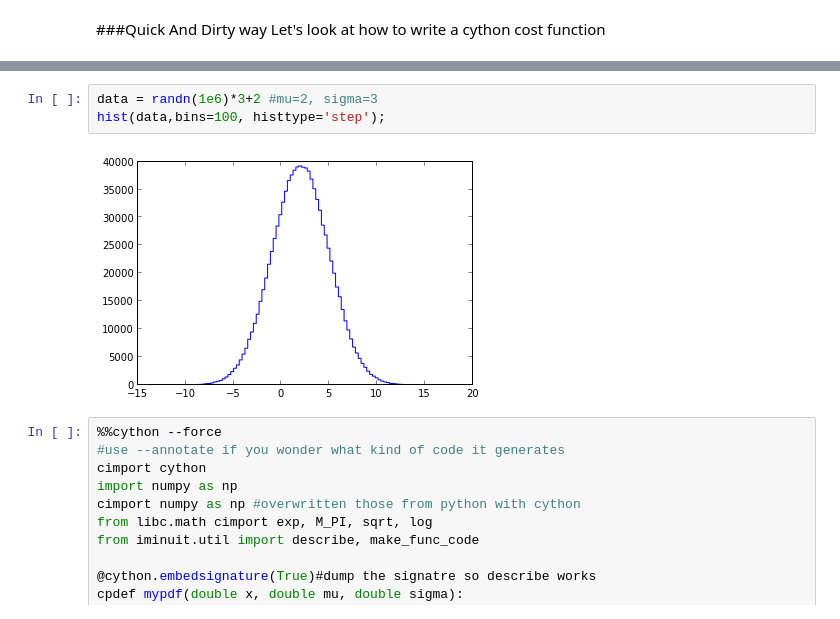
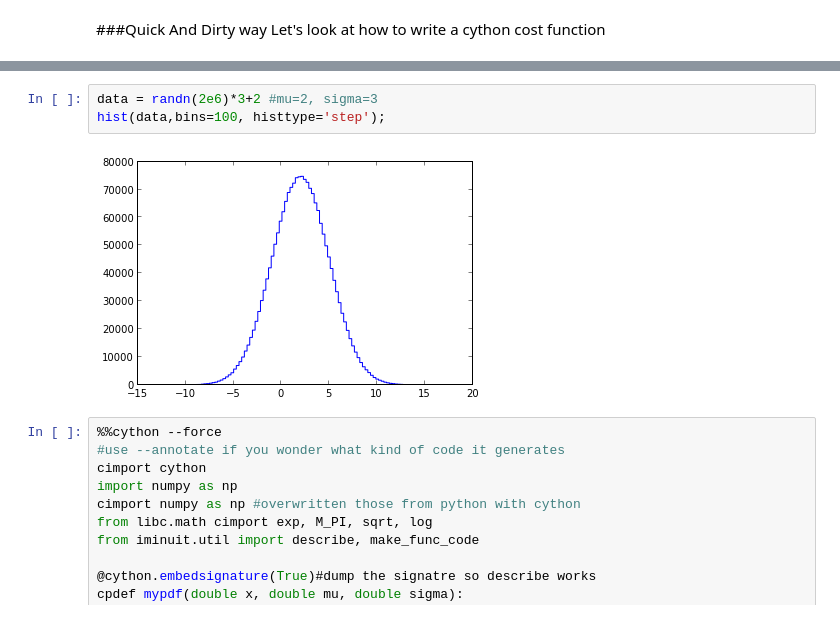
Before and after one commit to scikit-hep/iminuit, a Jupyter notebook: tutorial/hard-core-tutorial.ipynb, the cells around one changed output, grey strips where cells are left out. Saved outputs shown, nothing was run; the diff lists cells and outputs as text.

```diff
--- a/tutorial/hard-core-tutorial.ipynb
+++ b/tutorial/hard-core-tutorial.ipynb
@@ -57,8 +65,8 @@ from iminuit import Minuit
 # %%
-data = randn(1e6)*3+2 #mu=2, sigma=3
+data = randn(2e6)*3+2 #mu=2, sigma=3
 hist(data,bins=100, histtype='step');
 # %% [output]
-[figure, old version]
+[figure, new version]
 # %%
 %%cython --force
 #use --annotate if you wonder what kind of code it generates
```
Also changed, not shown: parts of 27 cells of this notebook, 1 other file.
